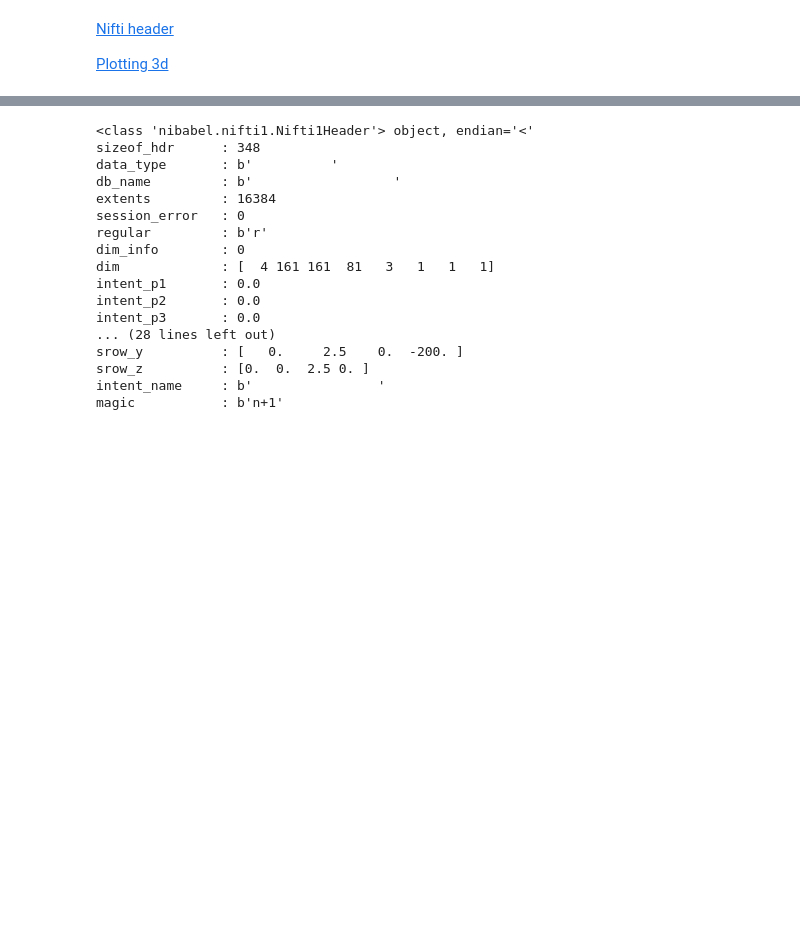
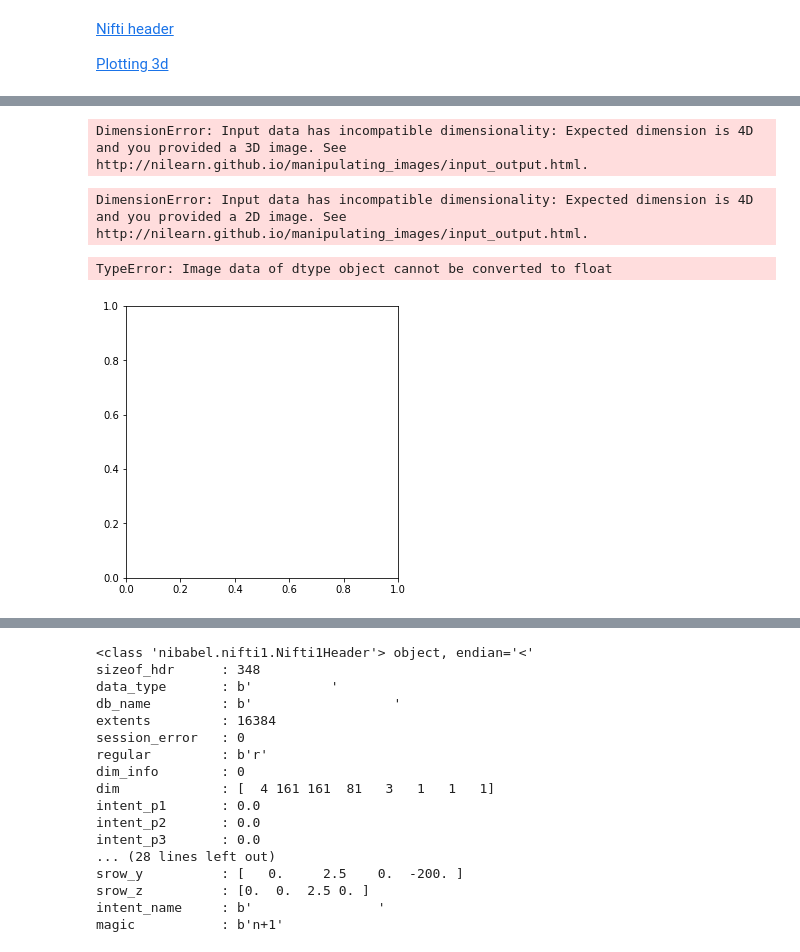
Before and after one commit to Insai/faraday, a Jupyter notebook: NiftiCoilFiles.ipynb, the cells around one changed output, grey strips where cells are left out. Cells and saved outputs as stored; diff of their text form; code cells hidden in the pictures; blank space fills up the shorter version.

```diff
--- a/NiftiCoilFiles.ipynb
+++ b/NiftiCoilFiles.ipynb
@@ -14,0 +148,16 @@ img_25 = nib.load('./ccd-files/Deng_Brain_Stimul_2013/No25_Magstim_Figure8_25mm.
+# %%
+first_rsn = image.index_img(fig8_25, 0)
+print(first_rsn.shape)
+# %% [output]
+DimensionError: Input data has incompatible dimensionality: Expected dimension is 4D and you provided a 3D image. See http://nilearn.github.io/manipulating_images/input_output.html.
+# %%
+plotting.plot_stat_map(image.index_img(fig8_25, 0))
+plotting.plot_stat_map(image.index_img(fig8_25, 1))
+plotting.plot_stat_map(image.index_img(fig8_25, 2))
+# %% [output]
+DimensionError: Input data has incompatible dimensionality: Expected dimension is 4D and you provided a 2D image. See http://nilearn.github.io/manipulating_images/input_output.html.
+# %%
+plotting.plot_matrix(image.index_img(fig8_25, 1))
+# %% [output]
+TypeError: Image data of dtype object cannot be converted to float
+[figure, added]
```
Also changed, not shown: parts of 46 cells of this notebook, 1 other file.
